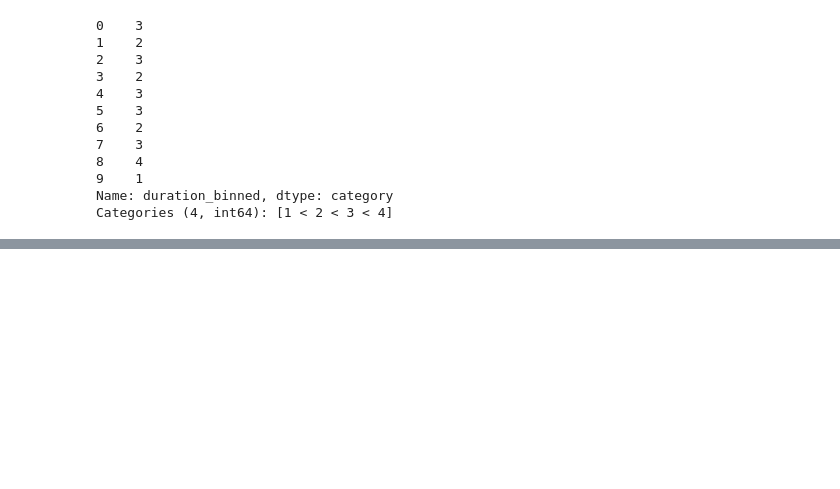
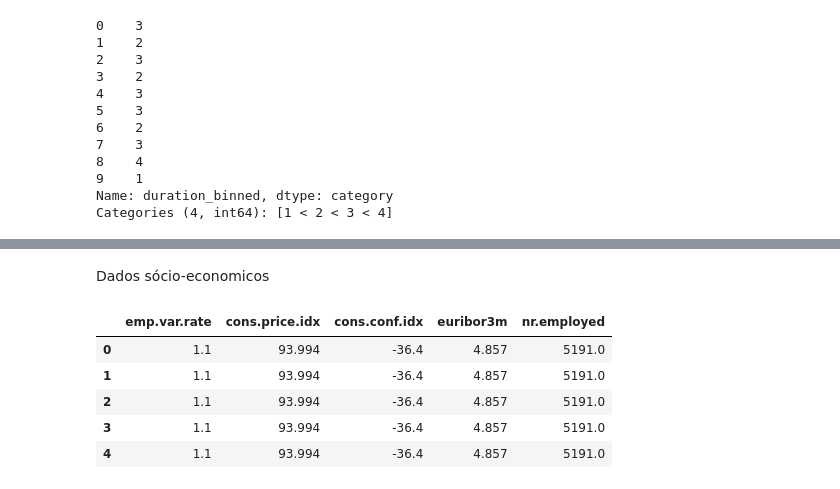
Before and after one commit to tvaditya/NeuroComp-INPE, a Jupyter notebook: BankMLPANN.ipynb, the cells around one changed output, grey strips where cells are left out. Saved outputs shown, nothing was run; the diff lists cells and outputs as text; code cells hidden in the pictures; blank space fills up the shorter version.

```diff
--- a/BankMLPANN.ipynb
+++ b/BankMLPANN.ipynb
@@ -408,0 +425,12 @@ bank_related_cat = onehotencoder.fit_transform(bank_related_cat).toarray()
+# %% [markdown]
+Dados sócio-economicos
+# %%
+bank_se_df = bank_df.loc[: , ['emp.var.rate', 'cons.price.idx', 'cons.conf.idx', 'euribor3m', 'nr.employed']]
+bank_se_df.head()
+# %% [output]
+|  | emp.var.rate | cons.price.idx | cons.conf.idx | euribor3m | nr.employed |
+| 0 | 1.1 | 93.994 | -36.4 | 4.857 | 5191.0 |
+| 1 | 1.1 | 93.994 | -36.4 | 4.857 | 5191.0 |
+| 2 | 1.1 | 93.994 | -36.4 | 4.857 | 5191.0 |
+| 3 | 1.1 | 93.994 | -36.4 | 4.857 | 5191.0 |
+| 4 | 1.1 | 93.994 | -36.4 | 4.857 | 5191.0 |
```
Also changed, not shown: parts of 7 cells of this notebook.
